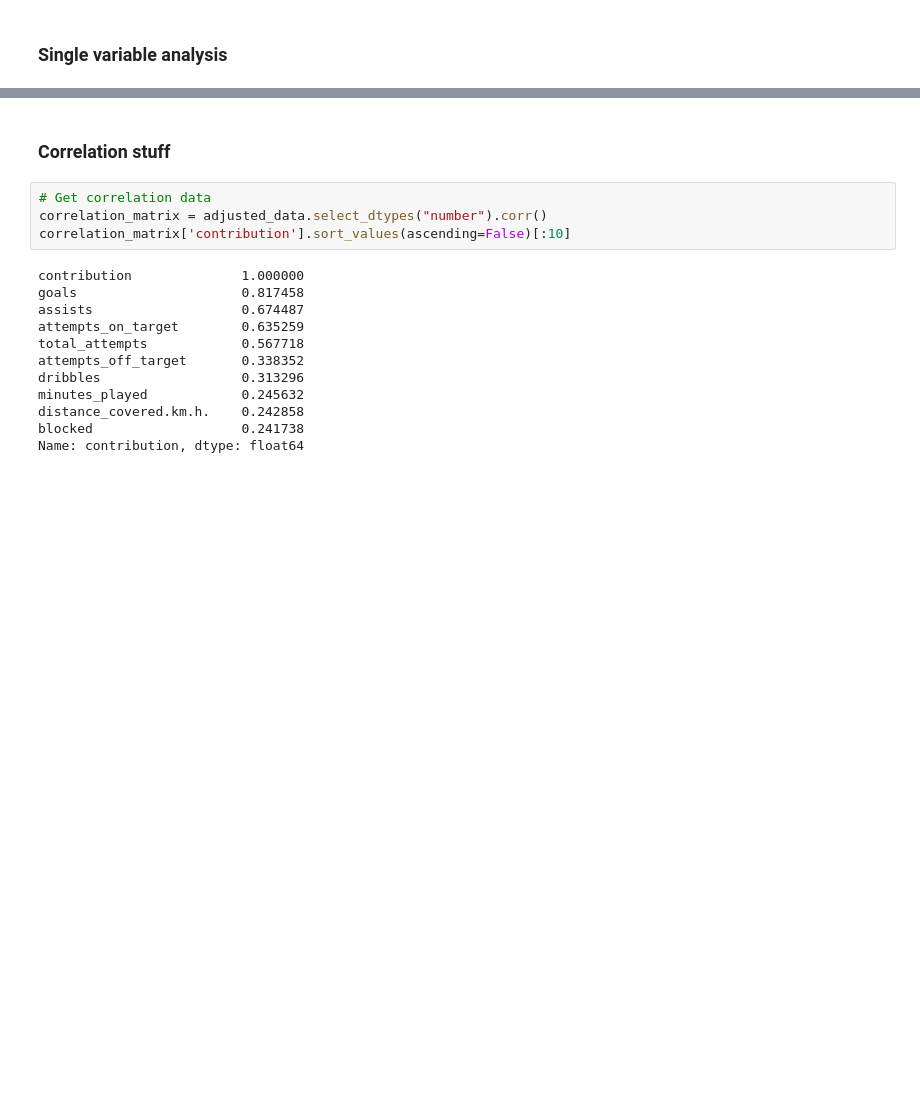
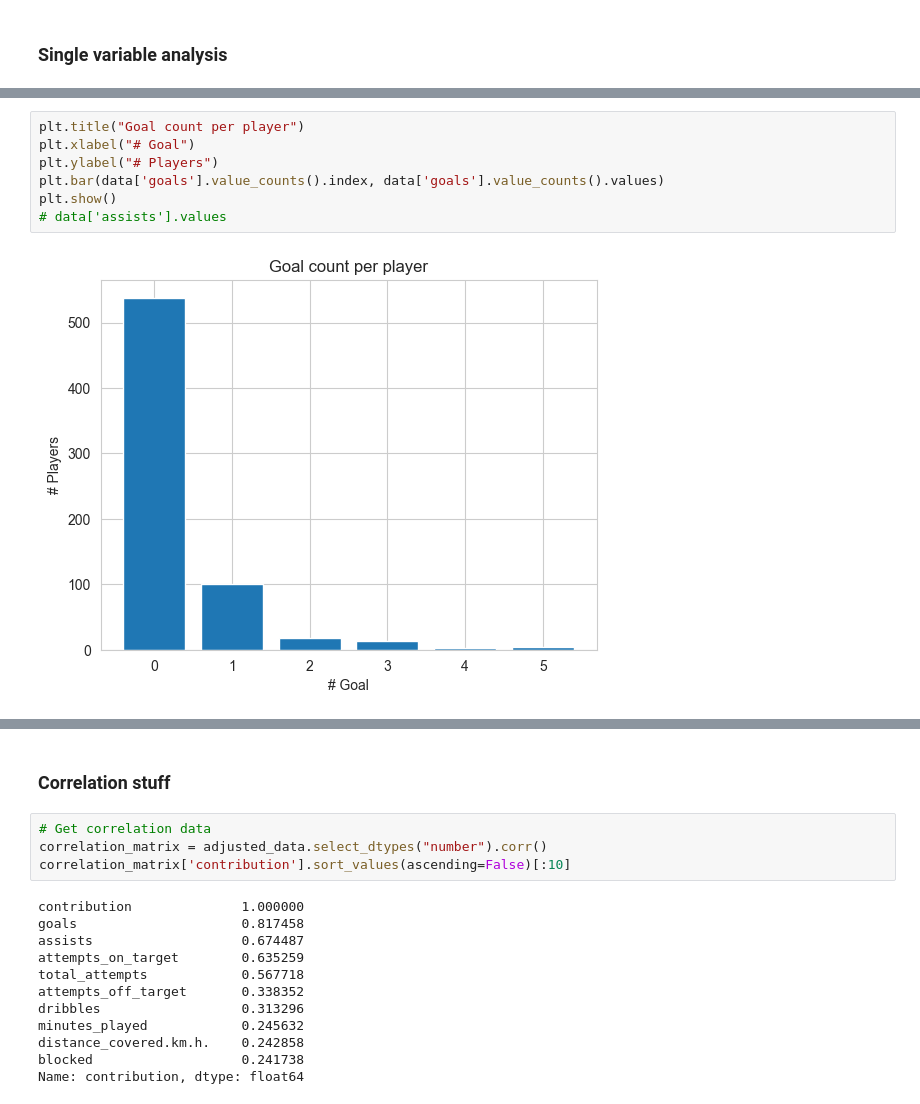
Before and after one commit to QuangHuy14899/Applied-Bayesian, a Jupyter notebook: EDA.ipynb, the cells around one changed output, grey strips where cells are left out. Cells and saved outputs as stored; diff of their text form; blank space fills up the shorter version.

```diff
--- a/EDA.ipynb
+++ b/EDA.ipynb
@@ -81,0 +107,9 @@ adjusted_data.head()
+# %%
+plt.title("Goal count per player")
+plt.xlabel("# Goal")
+plt.ylabel("# Players")
+plt.bar(data['goals'].value_counts().index, data['goals'].value_counts().values)
+plt.show()
+# data['assists'].values
+# %% [output]
+[figure, added]
```
Also changed, not shown: parts of 19 cells of this notebook.
